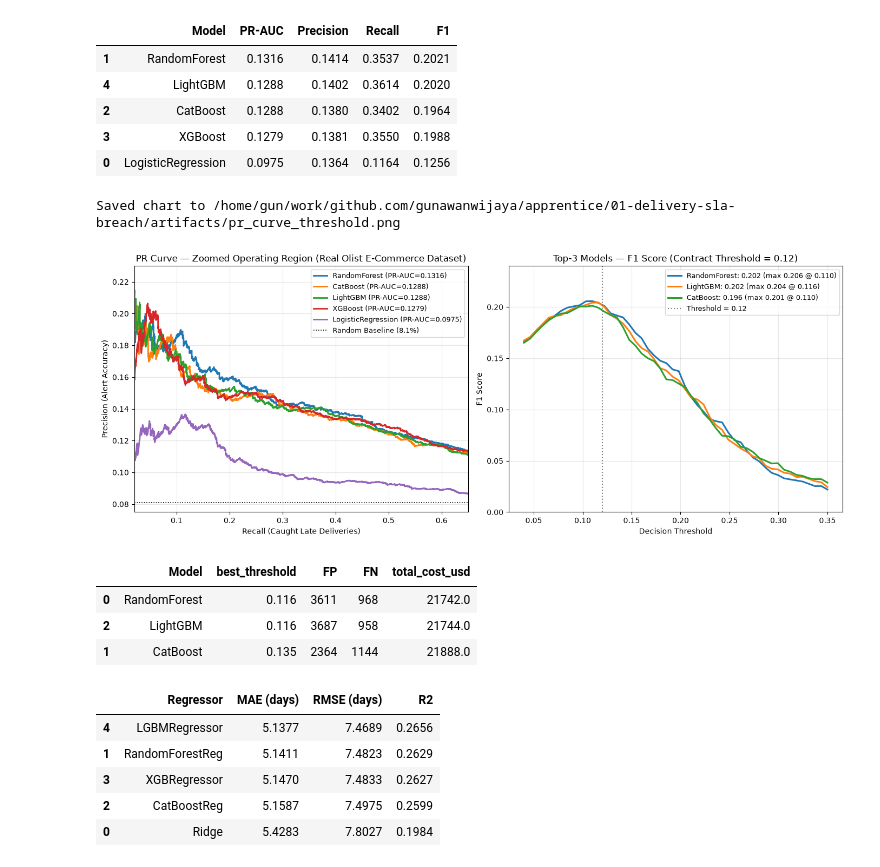
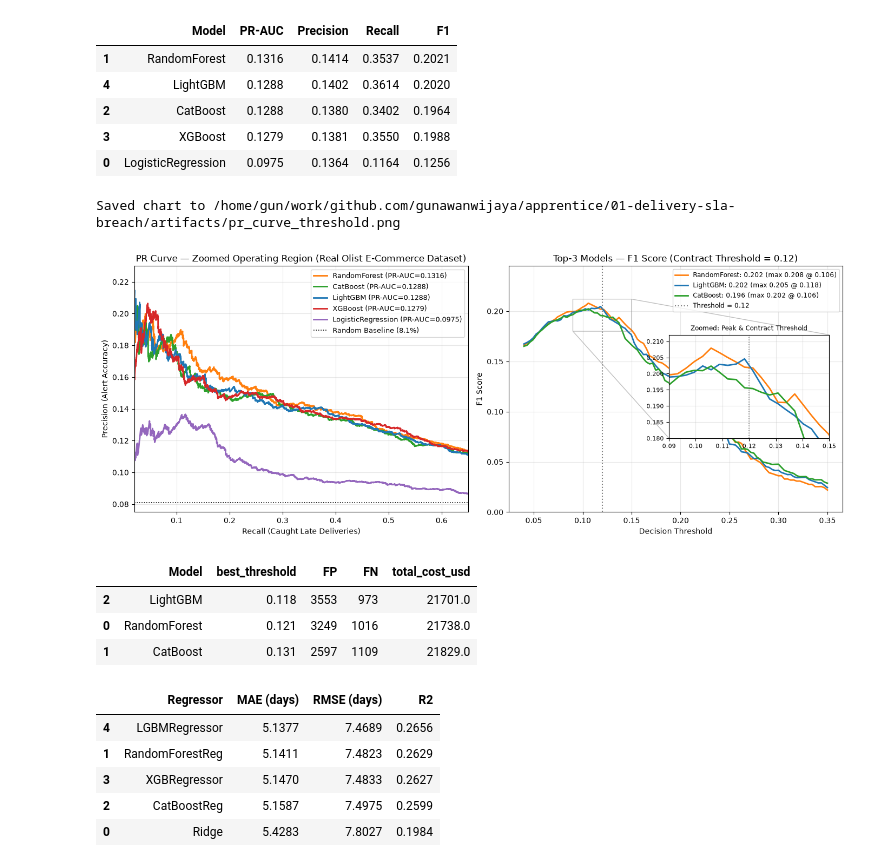
Before and after one commit to gunawanwijaya/apprentice, a Jupyter notebook: 01-delivery-sla-breach/ml/notebooks/01_eda_benchmark.ipynb, the cells around one changed output. Saved outputs shown, nothing was run; the diff lists cells and outputs as text; code cells hidden in the pictures.

```diff
--- a/01-delivery-sla-breach/ml/notebooks/01_eda_benchmark.ipynb
+++ b/01-delivery-sla-breach/ml/notebooks/01_eda_benchmark.ipynb
@@ -36,6 +36,15 @@ from train import (
     resolve_olist_dir,
 )
 
+# Unified standard matplotlib color cycle (C0-C4) per model family across all charts
+MODEL_COLORS = {
+    "LightGBM": "C0", "LGBMRegressor": "C0", "LightGBM-CQR": "C0",
+    "RandomForest": "C1", "RandomForestReg": "C1",
+    "CatBoost": "C2", "CatBoostReg": "C2", "CatBoost-CQR": "C2",
+    "XGBoost": "C3", "XGBRegressor": "C3", "XGBoost-CQR": "C3",
+    "LogisticRegression": "C4", "Ridge": "C4",
+}
+
 contract, schema_hash = load_contract()
 feature_cols = [f["name"] for f in contract["features"]]
 
@@ -88,7 +97,7 @@ probs = {
     "RandomForest": rf_m.predict_proba(X_test)[:, 1],
     "CatBoost": cb_m.predict_proba(X_test)[:, 1],
     "XGBoost": xgb_m.predict_proba(X_test)[:, 1],
-    "LightGBM": lgb_m.predict_proba(X_test)[:, 1],
+    "LightGBM": np.asarray(lgb_m.predict_proba(X_test))[:, 1],
 }
 
 t = contract["threshold"]
@@ -124,7 +133,7 @@ ranked = sorted(
 base_rate = y_test.mean()
 for name, p, ap in ranked:
     prec, rec, _ = precision_recall_curve(y_test, p)
-    axes[0].plot(rec, prec, lw=2, label=f"{name} (PR-AUC={ap:.4f})")
+    axes[0].plot(rec, prec, lw=2, color=MODEL_COLORS[name], label=f"{name} (PR-AUC={ap:.4f})")
 
 axes[0].axhline(base_rate, color="black", linestyle=":", lw=1.2, label=f"Random Baseline ({base_rate:.1%})")
 axes[0].set_title(f"PR Curve — Zoomed Operating Region ({dataset_label})")
@@ -135,43 +144,56 @@ axes[0].set_ylim(0.075, 0.23)
 axes[0].legend(loc="upper right", fontsize=9)
 axes[0].grid(alpha=0.3)
 
-# Right: Top-3 Models F1 Threshold Tuning Comparison (sorted by F1 at contract threshold)
-thresholds = np.linspace(0.04, 0.35, 50)
+# Right: Top-3 Models F1 Threshold Tuning + Zoomed Inset around Peak (0.09 - 0.15)
+thresholds = np.linspace(0.04, 0.35, 100)
 t_contract = contract["threshold"]
 
 top3 = sorted(
     ranked[:3],
     key=lambda x: f1_score(y_test, x[1] >= t_contract, zero_division=0),
     reverse=True,
 )
 
+ax_ins = axes[1].inset_axes([0.48, 0.30, 0.48, 0.42])
+
 for name, p, _ in top3:
     f1s = [f1_score(y_test, p >= th, zero_division=0) for th in thresholds]
     f1_at_t = f1_score(y_test, p >= t_contract, zero_division=0)
     peak_idx = int(np.argmax(f1s))
     axes[1].plot(
         thresholds,
         f1s,
-        lw=2.2,
+        lw=2.0,
+        color=MODEL_COLORS[name],
         label=f"{name}: {f1_at_t:.3f} (max {f1s[peak_idx]:.3f} @ {thresholds[peak_idx]:.3f})",
     )
+    ax_ins.plot(thresholds, f1s, lw=2.0, color=MODEL_COLORS[name])
 
 axes[1].axvline(t_contract, color="gray", linestyle=":", lw=1.5, label=f"Threshold = {t_contract}")
 axes[1].set_title(f"Top-3 Models — F1 Score (Contract Threshold = {t_contract})")
 axes[1].set_xlabel("Decision Threshold")
 axes[1].set_ylabel("F1 Score")
-axes[1].set_ylim(0.0, 0.24)
-axes[1].legend(loc="upper right", fontsize=9)
+axes[1].set_ylim(0.0, 0.245)
+axes[1].legend(loc="upper right", fontsize=8.5)
 axes[1].grid(alpha=0.3)
+
+# Configure zoomed inset around peak F1 & contract threshold
+ax_ins.axvline(t_contract, color="gray", linestyle=":", lw=1.2)
+ax_ins.set_xlim(0.09, 0.15)
+ax_ins.set_ylim(0.180, 0.212)
+ax_ins.set_title("Zoomed: Peak & Contract Threshold", fontsize=8.5)
+ax_ins.tick_params(labelsize=8)
+ax_ins.grid(alpha=0.3)
+axes[1].indicate_inset_zoom(ax_ins, edgecolor="gray", alpha=0.5)
 
 plt.tight_layout()
 out_img = ARTIFACTS_DIR / "pr_curve_threshold.png"
 plt.savefig(out_img, dpi=150)
 print(f"Saved chart to {out_img}")
 plt.show()
 # %% [output]
 Saved chart to /home/gun/work/github.com/gunawanwijaya/apprentice/01-delivery-sla-breach/artifacts/pr_curve_threshold.png
-[figure, old version]
+[figure, new version]
 # %%
 # Business Cost Simulator (Top 3 models):
 # False Positive (unnecessary carrier reroute = $2) vs False Negative (late SLA refund/churn = $15)
@@ -199,9 +221,9 @@ cost_summary = pd.DataFrame(summary_rows).sort_values("total_cost_usd")
 cost_summary
 # %% [output]
 |  | Model | best_threshold | FP | FN | total_cost_usd |
-| 0 | RandomForest | 0.116 | 3611 | 968 | 21742.0 |
-| 2 | LightGBM | 0.116 | 3687 | 958 | 21744.0 |
-| 1 | CatBoost | 0.135 | 2364 | 1144 | 21888.0 |
+| 2 | LightGBM | 0.118 | 3553 | 973 | 21701.0 |
+| 0 | RandomForest | 0.121 | 3249 | 1016 | 21738.0 |
+| 1 | CatBoost | 0.131 | 2597 | 1109 | 21829.0 |
 # %%
 # 2. ETA Regression Benchmark (delivery_days)
 ridge = make_pipeline(StandardScaler(), Ridge(alpha=1.0)).fit(X_train.fillna(0.0), y_reg_train)
```
Also changed, not shown: parts of 2 cells of this notebook, 5 other files.
